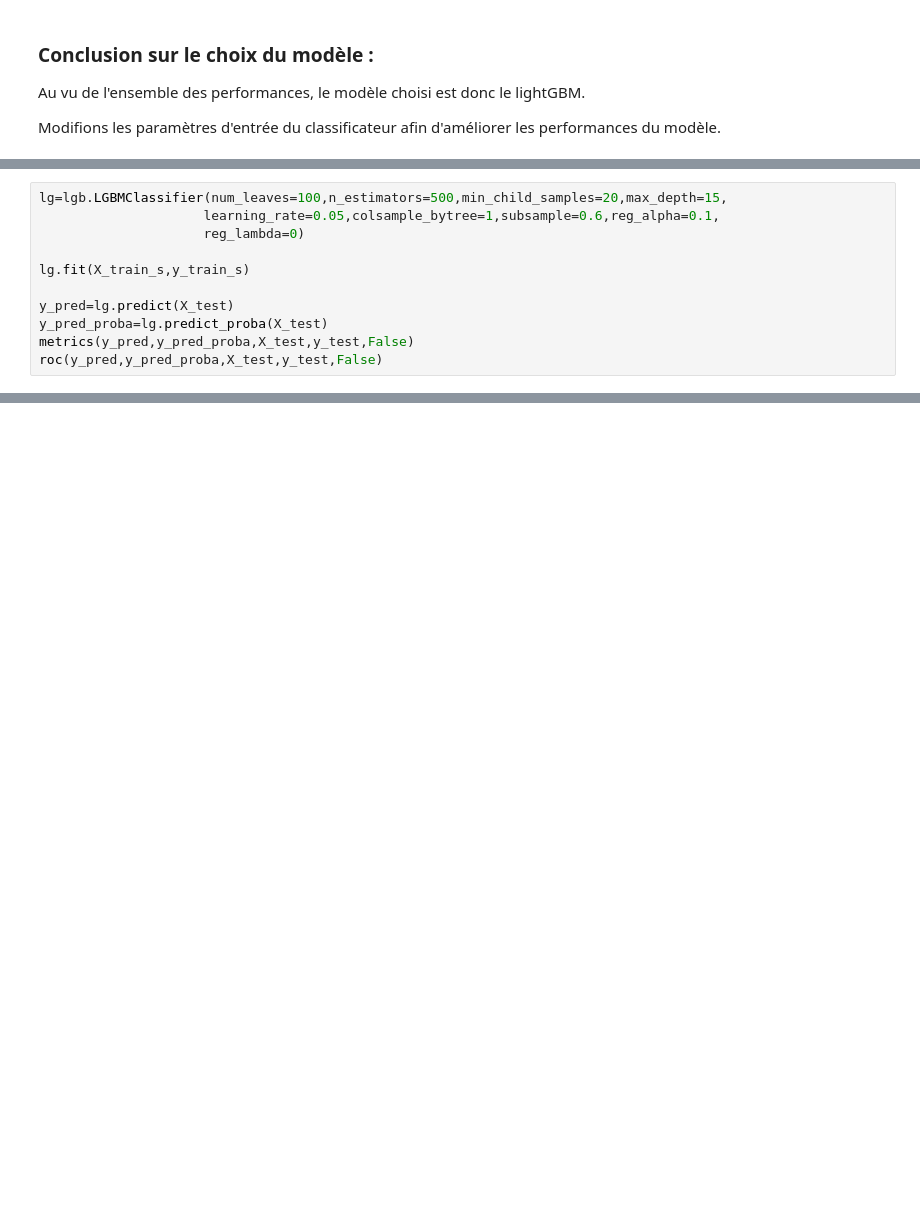
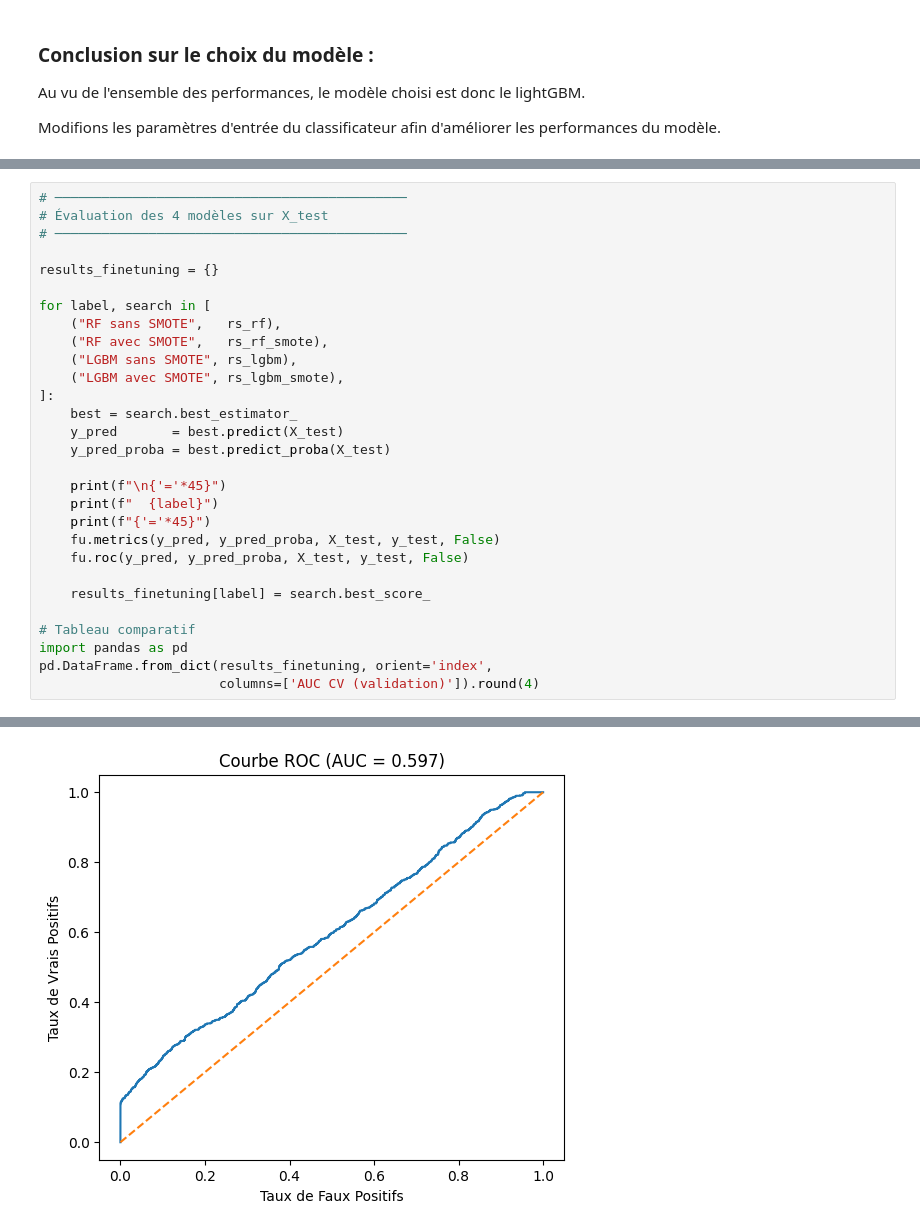
Before and after one commit to Lanier777/PROJET_STATAPP_MILLIMAN, a Jupyter notebook: notebook/Gen_b_fixed.ipynb, the cells around one changed output, grey strips where cells are left out. Cells and saved outputs as stored; diff of their text form; blank space fills up the shorter version.

```diff
--- a/notebook/Gen_b_fixed.ipynb
+++ b/notebook/Gen_b_fixed.ipynb
@@ -573,11 +515,0 @@ print(search.best_params_)
-# %%
-lg=lgb.LGBMClassifier(num_leaves=100,n_estimators=500,min_child_samples=20,max_depth=15,
-                     learning_rate=0.05,colsample_bytree=1,subsample=0.6,reg_alpha=0.1,
-                     reg_lambda=0)
-
-lg.fit(X_train_s,y_train_s)
-
-y_pred=lg.predict(X_test)
-y_pred_proba=lg.predict_proba(X_test)
-metrics(y_pred,y_pred_proba,X_test,y_test,False)
-roc(y_pred,y_pred_proba,X_test,y_test,False)
@@ -612,0 +647,30 @@ grid_search.fit(X_train_s,y_train_s)
+# %%
+# ─────────────────────────────────────────────
+# Évaluation des 4 modèles sur X_test
+# ─────────────────────────────────────────────
+
+results_finetuning = {}
+
+for label, search in [
+    ("RF sans SMOTE",   rs_rf),
+    ("RF avec SMOTE",   rs_rf_smote),
+    ("LGBM sans SMOTE", rs_lgbm),
+    ("LGBM avec SMOTE", rs_lgbm_smote),
+]:
+    best = search.best_estimator_
+    y_pred       = best.predict(X_test)
+    y_pred_proba = best.predict_proba(X_test)
+
+    print(f"\n{'='*45}")
+    print(f"  {label}")
+    print(f"{'='*45}")
+    fu.metrics(y_pred, y_pred_proba, X_test, y_test, False)
+    fu.roc(y_pred, y_pred_proba, X_test, y_test, False)
+
+    results_finetuning[label] = search.best_score_
+
+# Tableau comparatif
+import pandas as pd
+pd.DataFrame.from_dict(results_finetuning, orient='index',
+                       columns=['AUC CV (validation)']).round(4)
+# %% [output]
@@ -612,0 +694 @@ grid_search.fit(X_train_s,y_train_s)
+[figure, added]
```
Also changed, not shown: parts of 26 cells of this notebook.
